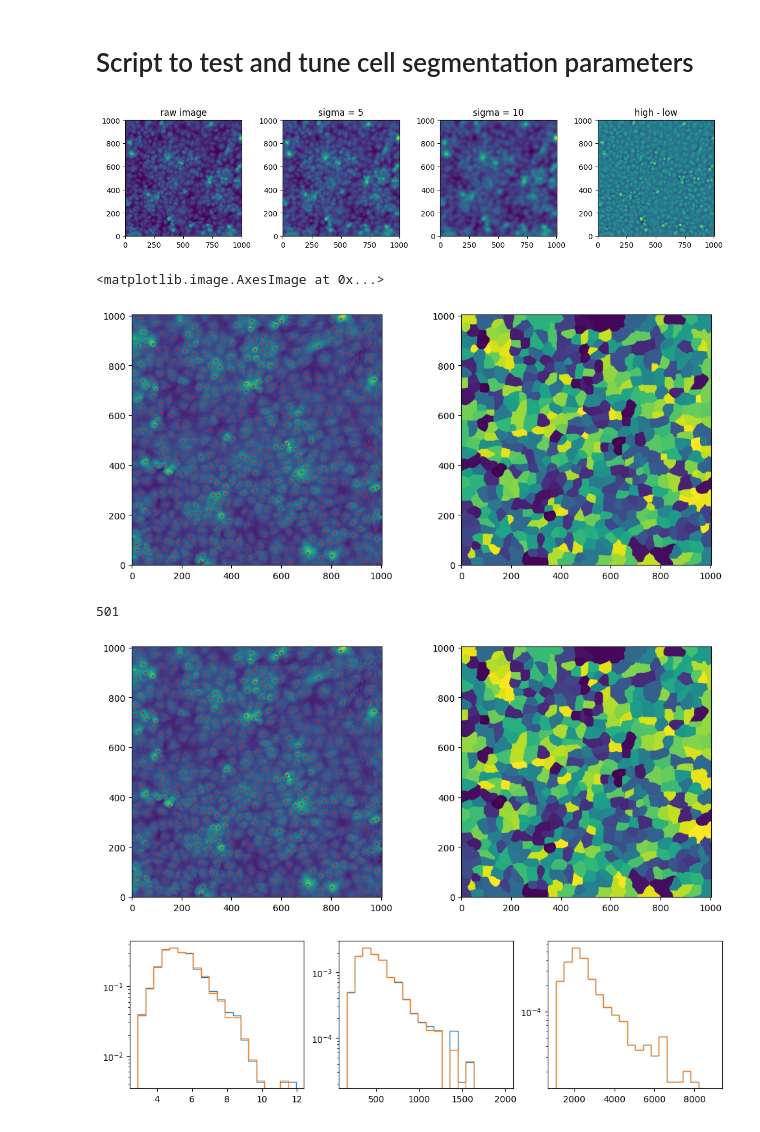
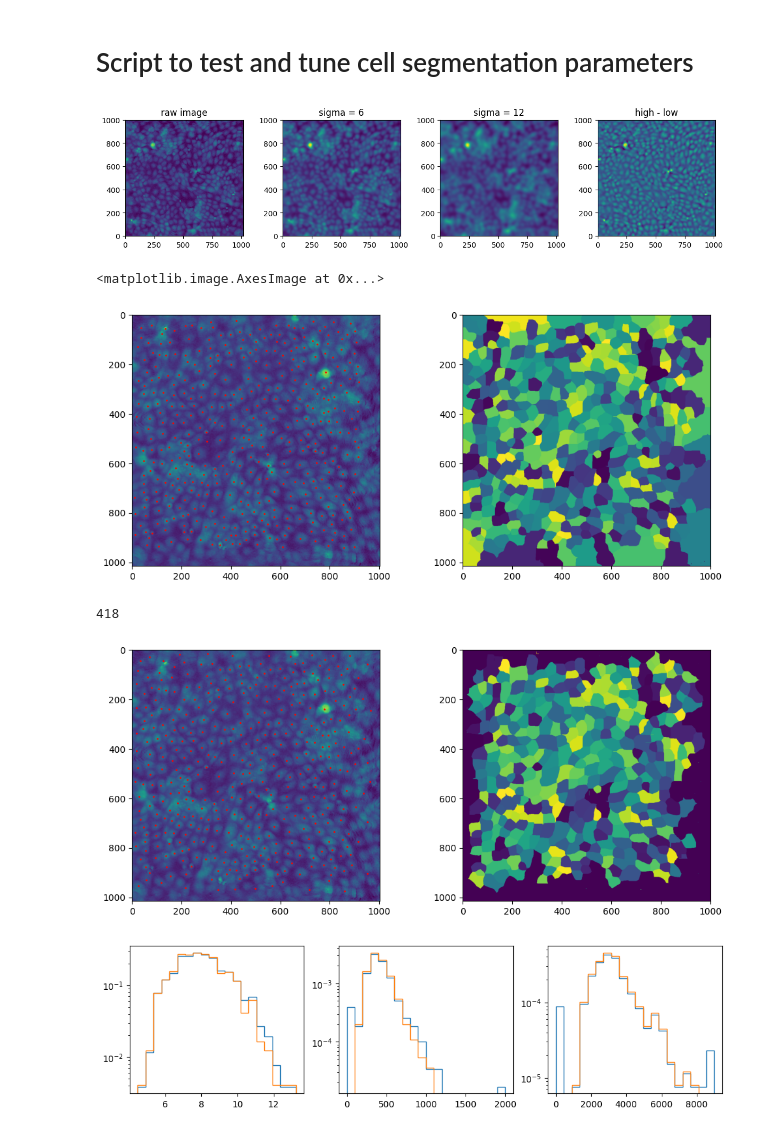
Before and after one commit to siljabl/MDCK-QPI, a Jupyter notebook: scripts/preprocessing/test_segmentation.ipynb, the cells around one changed output. Drawn from its saved outputs; the diff is of its cells as text; code cells hidden in the pictures.

```diff
--- a/scripts/preprocessing/test_segmentation.ipynb
+++ b/scripts/preprocessing/test_segmentation.ipynb
@@ -23,13 +19,13 @@ from SegmentedCells  import SegmentedCells
 
 data_path = "../../../../hdd_data/silja/Monolayers/"
 # %%
-dataset = "MDCK_20240516_B1-9"
+dataset = "MDCK_20240319_A1-13"
 config  = json.load(open(f"configs/{dataset}.json"))
 
 p0   = config['detection']['particle_size']
 tau  = config['detection']['tau']
-fmin = config['field']['fmin']
-fmax = config['field']['fmax']
+fmin = config['cells']['fmin']
+fmax = config['cells']['fmax']
 Nframes = fmax - fmin + 1
 
 if config['boundary'] == "open":
@@ -46,10 +42,10 @@ frame = fmin #+ 20
 h_im, n_im = load_set_of_frames(f"{data_path}height_fields/raw/{dataset}", frame, microscope)
 # %%
 # Smoothen field
-n_norm = smoothen_normalize_im(n_im, config['detection']['s_high']-1,
-                                     config['detection']['s_low']-2, fig=True)
+n_norm = smoothen_normalize_im(n_im, config['detection']['s_high'],
+                                     config['detection']['s_low'], fig=True)
 # %% [output]
-[figure, old version]
+[figure, new version]
 # %%
 # Find peaks
 # Estimating average particle size from cell doubling time
@@ -65,43 +61,43 @@ raw_areas = get_cell_areas(-n_norm, pos, h_im, clear_edge=False)
 
 plt.figure(figsize=(12,5))
 plt.subplot(121)
-plt.imshow(h_im, origin="lower")
+plt.imshow(h_im, origin="upper")
 plt.plot(pos[:,1], pos[:,0], 'r.', ms=2)
 
 plt.subplot(122)
-plt.imshow(raw_areas, origin="lower")
+plt.imshow(raw_areas, origin="upper")
 # %% [output]
 <matplotlib.image.AxesImage at 0x...>
-[figure, old version]
+[figure, new version]
 # %%
 # Get cell properties
 cell_props     = regionprops(raw_areas, h_im)
 cell_areas     = np.array([cell.area for cell in cell_props])
 cell_heights   = np.array([cell.mean_intensity for cell in cell_props])
 cell_volumes   = cell_areas * cell_heights
 cell_positions = np.array([cell.centroid for cell in cell_props], dtype=int)
 
 # create mask to remove small cells
 remove_small  = (cell_heights > config['filtering']['hmin'])
 remove_small *= (cell_areas   > config['filtering']['Amin'] / microscope.pix_to_um**2)
 remove_small *= (cell_volumes > config['filtering']['Vmin'] / microscope.pix_to_um**2)
 
-pos   = pos[remove_small]
-areas = get_cell_areas(-n_norm, pos, h_im, clear_edge=False)
+new_pos = cell_positions[remove_small]
+areas   = get_cell_areas(-n_norm, new_pos, h_im, clear_edge=clear_edge)
 
 
 plt.figure(figsize=(12,5))
 plt.subplot(121)
-plt.imshow(h_im, origin="lower")
-plt.plot(pos[:,1], pos[:,0], 'r.', ms=2)
+plt.imshow(h_im, origin="upper")
+plt.plot(new_pos[:,1], new_pos[:,0], 'r.', ms=2)
 
 plt.subplot(122)
-plt.imshow(areas, origin="lower")
+plt.imshow(areas, origin="upper")
 
-print(len(pos))
+print(len(new_pos))
 # %% [output]
-501
+418
-[figure, old version]
+[figure, new version]
 # %%
 # Compute region props of cells in all frames
 cellprops = regionprops(areas, h_im)
@@ -129,4 +125,4 @@ ax[2].hist(V[mask].ravel(), bins=20, density="true", range=[V.min(), 9000], hist
 for axis in ax:
     axis.set(yscale="log")
 # %% [output]
-[figure, old version]
+[figure, new version]
```
Also changed, not shown: parts of 1 cell of this notebook, 45 other files.
